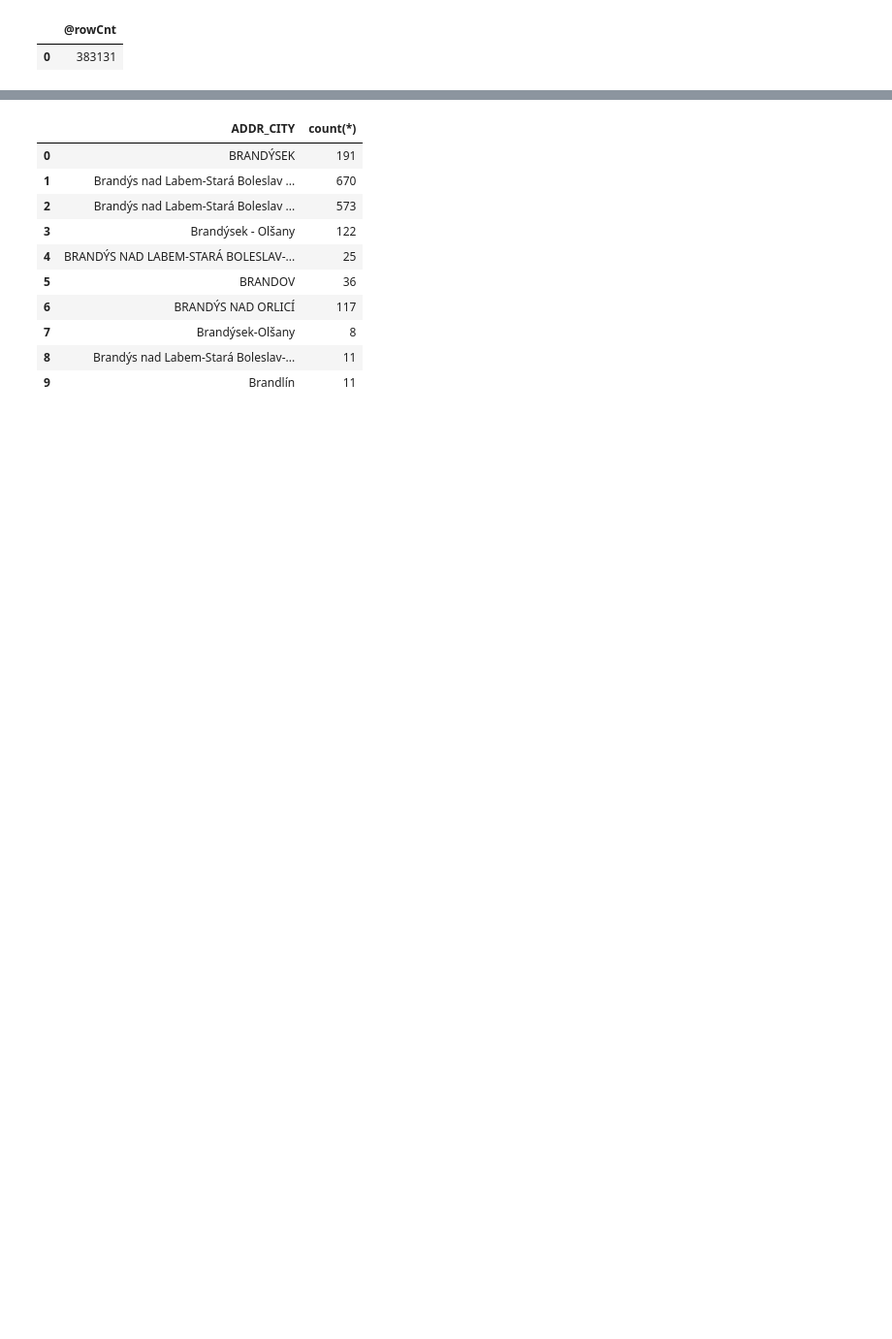
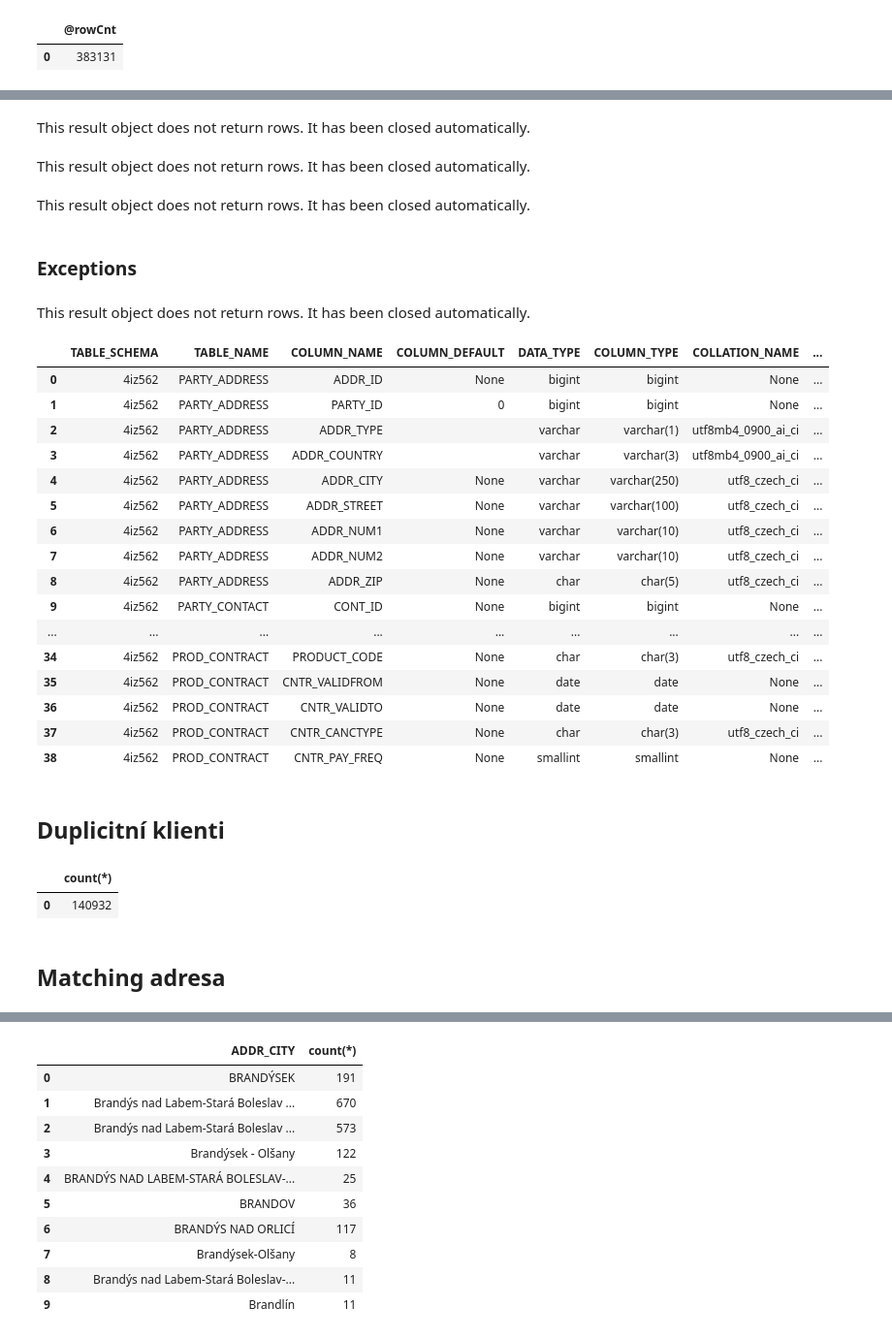
Before and after one commit to JanKlac/4IZ562Teamwork, a Jupyter notebook: MySQL.ipynb, the cells around one changed output, grey strips where cells are left out. Shown at 97% size. Drawn from its saved outputs; the diff is of its cells as text; code cells hidden in the pictures; blank space fills up the shorter version.

```diff
--- a/MySQL.ipynb
+++ b/MySQL.ipynb
@@ -1289,0 +2024,56 @@ select @rowCnt
+# %%
+CALL updateCharacteristics('PROD_CONTRACT','CNTR_VALIDTO','VALIDTO',@rowCnt);
+# %% [output]
+This result object does not return rows. It has been closed automatically.
+# %%
+CALL updateCharacteristics('PROD_CONTRACT','CNTR_CANCTYPE','CANCTYPE',@rowCnt);
+# %% [output]
+This result object does not return rows. It has been closed automatically.
+# %%
+CALL updateCharacteristics('PROD_CONTRACT','CNTR_PAY_FREQ','PAY_FREQ',@rowCnt);
+# %% [output]
+This result object does not return rows. It has been closed automatically.
+# %% [markdown]
+### Exceptions
+# %%
+update DQM_MDR set CHAR_COM = (
+    select 1 - (count(*) / (select count(*) from PART_PARTY)) from PART_PARTY
+    where DQM_ERR like '%%EMAIL-15-CMPLT%%' or
+    DQM_ERR like '%%MOBILE-16-CMPLT%%'
+    )
+ where TABLE_NAME = "PARTY_CONTACT" and COLUMN_NAME = "CONT_VALUE";
+# %% [output]
+This result object does not return rows. It has been closed automatically.
+# %%
+select * from DQM_MDR where not COLUMN_NAME like '%%DQM_%%';
+# %% [output]
+|  | TABLE_SCHEMA | TABLE_NAME | COLUMN_NAME | COLUMN_DEFAULT | DATA_TYPE | COLUMN_TYPE | COLLATION_NAME | ... |
+| 0 | 4iz562 | PARTY_ADDRESS | ADDR_ID | None | bigint | bigint | None | ... |
+| 1 | 4iz562 | PARTY_ADDRESS | PARTY_ID | 0 | bigint | bigint | None | ... |
+| 2 | 4iz562 | PARTY_ADDRESS | ADDR_TYPE |  | varchar | varchar(1) | utf8mb4_0900_ai_ci | ... |
+| 3 | 4iz562 | PARTY_ADDRESS | ADDR_COUNTRY |  | varchar | varchar(3) | utf8mb4_0900_ai_ci | ... |
+| 4 | 4iz562 | PARTY_ADDRESS | ADDR_CITY | None | varchar | varchar(250) | utf8_czech_ci | ... |
+| 5 | 4iz562 | PARTY_ADDRESS | ADDR_STREET | None | varchar | varchar(100) | utf8_czech_ci | ... |
+| 6 | 4iz562 | PARTY_ADDRESS | ADDR_NUM1 | None | varchar | varchar(10) | utf8_czech_ci | ... |
+| 7 | 4iz562 | PARTY_ADDRESS | ADDR_NUM2 | None | varchar | varchar(10) | utf8_czech_ci | ... |
+| 8 | 4iz562 | PARTY_ADDRESS | ADDR_ZIP | None | char | char(5) | utf8_czech_ci | ... |
+| 9 | 4iz562 | PARTY_CONTACT | CONT_ID | None | bigint | bigint | None | ... |
+| ... | ... | ... | ... | ... | ... | ... | ... | ... |
+| 34 | 4iz562 | PROD_CONTRACT | PRODUCT_CODE | None | char | char(3) | utf8_czech_ci | ... |
+| 35 | 4iz562 | PROD_CONTRACT | CNTR_VALIDFROM | None | date | date | None | ... |
+| 36 | 4iz562 | PROD_CONTRACT | CNTR_VALIDTO | None | date | date | None | ... |
+| 37 | 4iz562 | PROD_CONTRACT | CNTR_CANCTYPE | None | char | char(3) | utf8_czech_ci | ... |
+| 38 | 4iz562 | PROD_CONTRACT | CNTR_PAY_FREQ | None | smallint | smallint | None | ... |
+# %% [markdown]
+## Duplicitní klienti
+# %%
+select count(*) from (
+select
+concat(PARTY_TYPE,'_',coalesce(trim(PARTY_RC),trim(PARTY_CREGNUM))) as CUST_ID, count(*) as FREQ
+from PART_PARTY
+group by 1 having count(*) >1) as a;
+# %% [output]
+|  | count(*) |
+| 0 | 140932 |
+# %% [markdown]
+## Matching adresa
```
Also changed, not shown: parts of 331 cells of this notebook.
